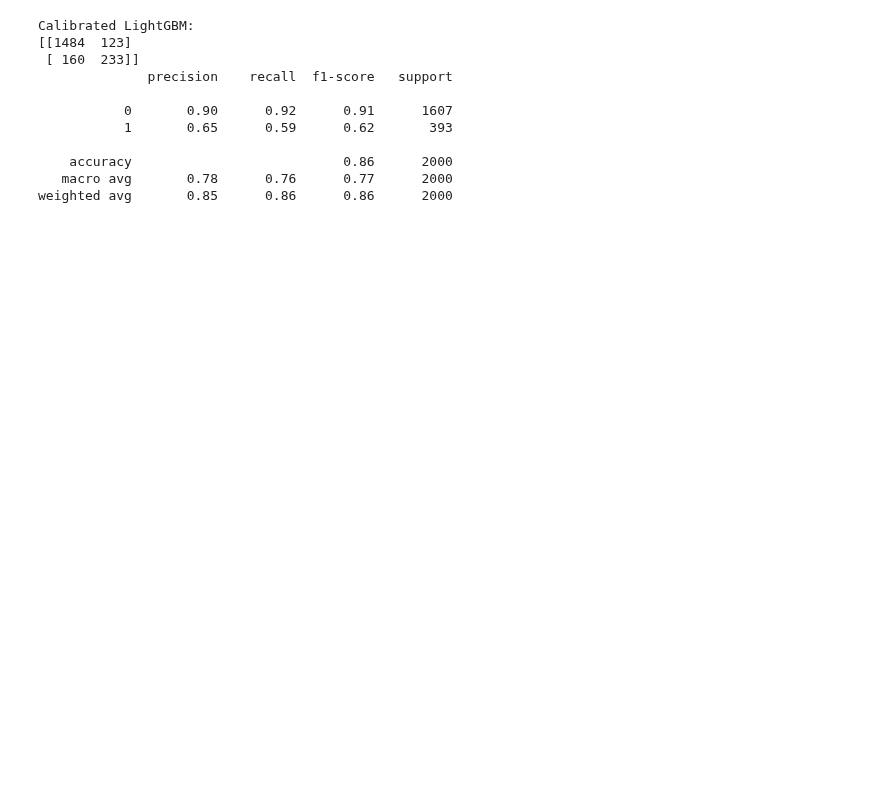
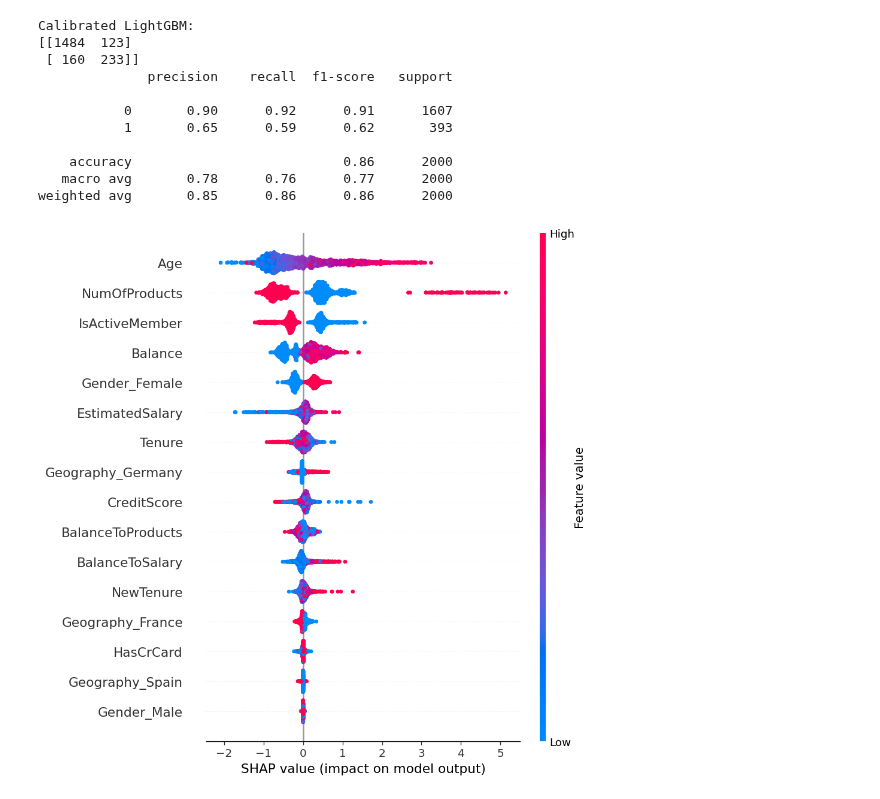
Before and after one commit to tnsonlahh/-DSEB-64A-Group-10_Customer-Churn-Prediction-, a Jupyter notebook: gugugaga.ipynb, the cells around one changed output. Drawn from its saved outputs; the diff is of its cells as text; code cells hidden in the pictures; blank space fills up the shorter version.

```diff
--- a/gugugaga.ipynb
+++ b/gugugaga.ipynb
@@ -359,3 +362,16 @@ Calibrated LightGBM:
     accuracy                           0.86      2000
    macro avg       0.78      0.76      0.77      2000
 weighted avg       0.85      0.86      0.86      2000
+# %%
+import shap
+
+# Initialize the SHAP explainer
+explainer = shap.Explainer(lgbm_classifier, x_train)
+
+# Calculate SHAP values
+shap_values = explainer(x_test)
+
+# Plot SHAP summary plot for the positive class
+shap.summary_plot(shap_values, x_test, plot_type="dot", title="SHAP Summary Plot for Positive Class")
+# %% [output]
+[figure, added]
```
Also changed, not shown: parts of 8 cells of this notebook, 4 other files.
